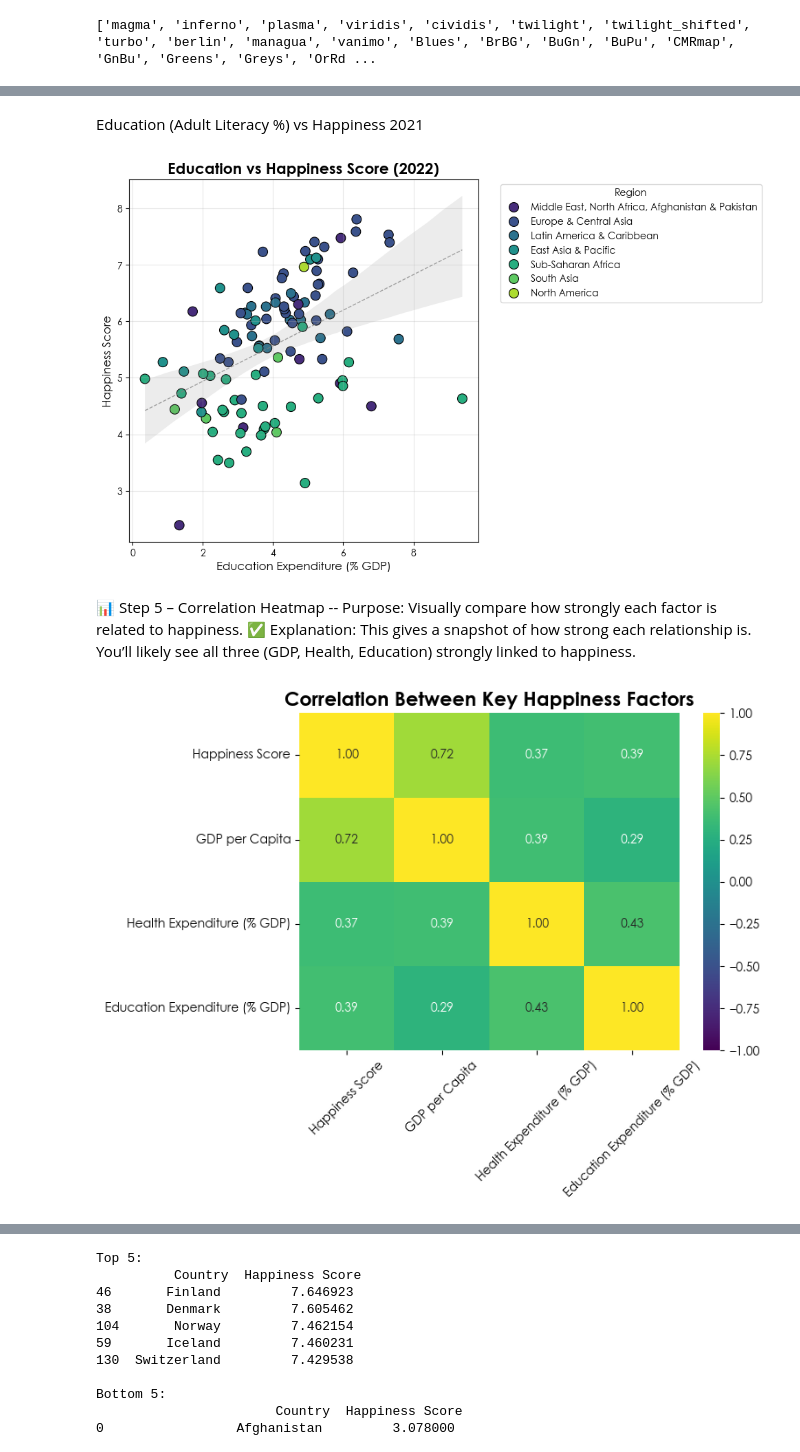
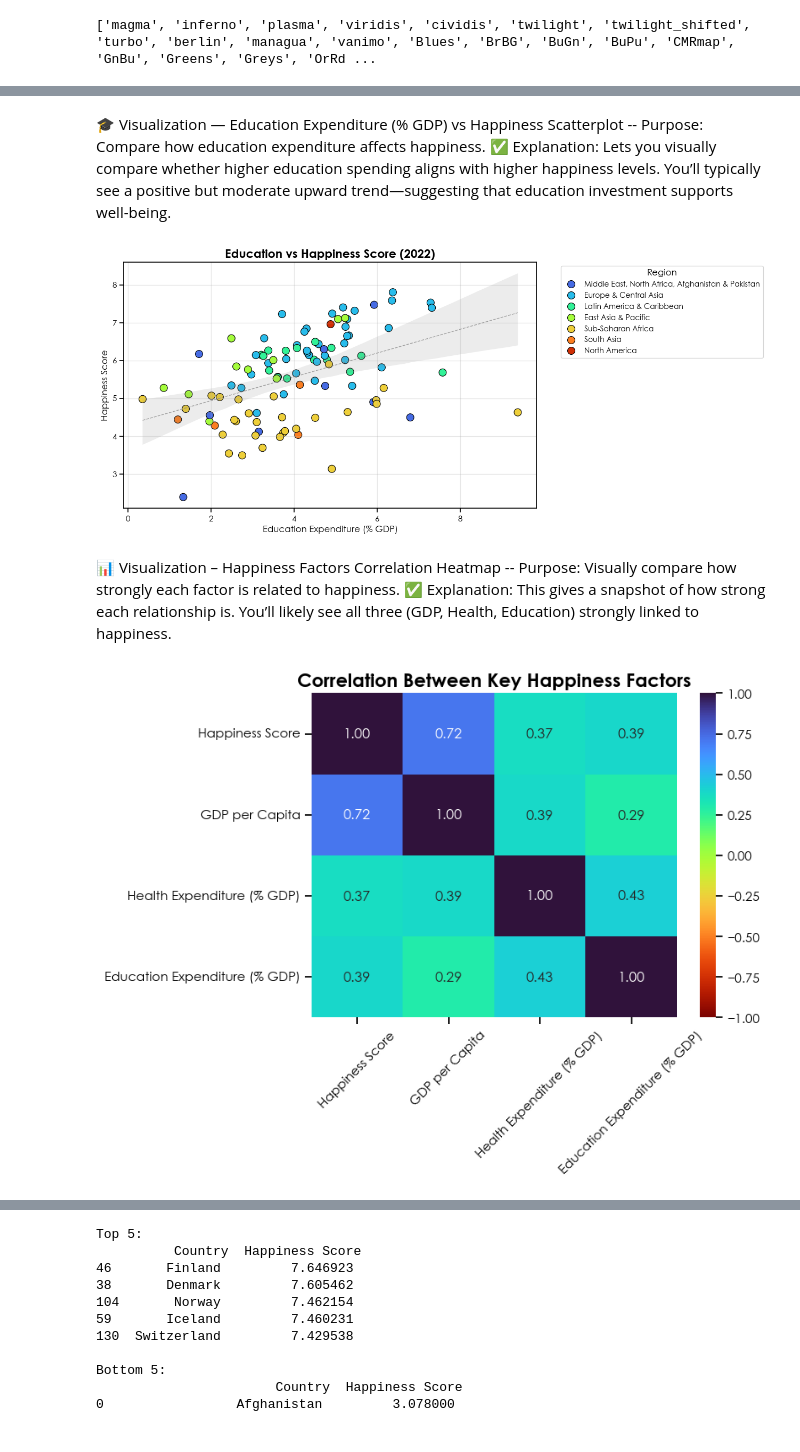
Before and after one commit to bgizzle78/C11_Capstone, a Jupyter notebook: notebooks/visuals_final.ipynb, the cells around one changed output, grey strips where cells are left out. Saved outputs shown, nothing was run; the diff lists cells and outputs as text; code cells hidden in the pictures.

```diff
--- a/notebooks/visuals_final.ipynb
+++ b/notebooks/visuals_final.ipynb
@@ -99,15 +104,17 @@ df_gdp_2024 = left_wide[left_wide['Year'] == 2024]
 # Scatterplot gdp vs happiness
 plt.figure(figsize=(10, 6))
 plt.rcParams['font.family'] = 'Century Gothic'
+sns.set_context('notebook')
 sns.scatterplot(
     data=df_gdp_2024,
     x='GDP per Capita',
     y='Happiness Score',
     hue='Region',
+    #size='Happiness Score',
     s=100,
-    palette='viridis',
+    palette='turbo',
     edgecolor='black'
-)
+    )
 
 # Add a trendline
 sns.regplot(
@@ -117,7 +124,7 @@ sns.regplot(
     scatter=False,
     color='gray',
     line_kws={'linewidth': 1, 'linestyle': '--', 'alpha': 0.7}
-)
+    )
 
 # Titles and labels
 plt.title('GDP per Capita vs Happiness Score (2024)', fontsize=16, weight='bold')
@@ -127,7 +134,7 @@ plt.grid(alpha=0.3)
 
 # Move legend outside the plot
 plt.legend(title='Region', bbox_to_anchor=(1.05, 1), loc='upper left', fontsize=10)
-plt.tight_layout()
+#plt.tight_layout()
 
 # Show plot
 plt.show()
@@ -200,11 +223,14 @@ df_health_2022 = left_wide[left_wide['Year'] == 2022]
 # Scatterplot health expenditure vs happiness
 plt.figure(figsize=(10,6))
 plt.rcParams['font.family'] = 'Century Gothic'
-sns.scatterplot(data=df_health_2022, x='Health Expenditure (% GDP)', y='Happiness Score',
-                 hue='Region',
-                 s=100,
-                 palette='viridis',
-                 edgecolor='black'
+sns.set_context('notebook')
+sns.scatterplot(
+    data=df_health_2022, x='Health Expenditure (% GDP)', y='Happiness Score',
+    hue='Region',
+    #size='GDP per Capita',
+    s=100,
+    palette='turbo',
+    edgecolor='black'
 )
 
 # Add a trendline
@@ -219,13 +245,14 @@ sns.regplot(
 
 # Move legend outside the plot
 plt.legend(title='Region', bbox_to_anchor=(1.05, 1), loc='upper left', fontsize=10)
-plt.tight_layout()
 
 # Titles and labels
 plt.title('Health vs Happiness Score (2022)', fontsize=16, weight='bold')
 plt.xlabel('Health Expenditure (% GDP)', fontsize=12)
 plt.ylabel('Happiness Score', fontsize=12)
 plt.grid(alpha=0.3)
+#plt.tight_layout()
 
+# Show plot
 plt.show()
 # %% [output]
@@ -233,58 +260,64 @@ plt.show()
 # %% [markdown]
-Education (Adult Literacy %) vs Happiness 2021
+🎓 Visualization — Education Expenditure (% GDP) vs Happiness Scatterplot -- Purpose: Compare how education expenditure affects happiness. ✅ Explanation: Lets you visually compare whether higher education spending aligns with higher happiness levels. You’ll typically see a positive but moderate upward trend—suggesting that education investment supports well-being.
 # %%
 # Filter for 2021 (best recent year for data)
 df_edu_2022 = left_wide[left_wide['Year'] == 2022]
 
 # Scatterplot education vs happiness
 plt.figure(figsize=(10,6))
 plt.rcParams['font.family'] = 'Century Gothic'
-sns.scatterplot(data=df_edu_2022, x='Education Expenditure (% GDP)', y='Happiness Score',
-                hue='Region',
-                 s=100,
-                 palette='viridis',
-                 edgecolor='black'
+sns.set_context('notebook')
+sns.scatterplot(
+    data=df_edu_2022,
+    x='Education Expenditure (% GDP)',
+    y='Happiness Score',
+    hue='Region',
+    s=100,
+    palette='turbo',
+    edgecolor='black'
 )
 
 # Add a trendline
 sns.regplot(
     data=df_edu_2022,
     x='Education Expenditure (% GDP)',
     y='Happiness Score',
     scatter=False,
     color='gray',
     line_kws={'linewidth': 1, 'linestyle': '--', 'alpha': 0.7}
 )
 
 # Move legend outside the plot
 plt.legend(title='Region', bbox_to_anchor=(1.05, 1), loc='upper left', fontsize=10)
-plt.tight_layout()
-
 
 # Titles and labels
 plt.title('Education vs Happiness Score (2022)', fontsize=16, weight='bold')
 plt.xlabel('Education Expenditure (% GDP)', fontsize=12)
 plt.ylabel('Happiness Score', fontsize=12)
 plt.grid(alpha=0.3)
+#plt.tight_layout()
 
+# Show plot
 plt.show()
 # %% [output]
-[figure, old version]
+[figure, new version]
 # %% [markdown]
-📊 Step 5 – Correlation Heatmap -- Purpose: Visually compare how strongly each factor is related to happiness. ✅ Explanation: This gives a snapshot of how strong each relationship is. You’ll likely see all three (GDP, Health, Education) strongly linked to happiness.
+📊 Visualization – Happiness Factors Correlation Heatmap -- Purpose: Visually compare how strongly each factor is related to happiness. ✅ Explanation: This gives a snapshot of how strong each relationship is. You’ll likely see all three (GDP, Health, Education) strongly linked to happiness.
 # %%
 corr = left_wide[['Happiness Score', 'GDP per Capita', 'Health Expenditure (% GDP)', 'Education Expenditure (% GDP)']].corr()
 
 # Correlation heatmap of key happiness factors
 plt.figure(figsize=(7,5))
 plt.rcParams['font.family'] = 'Century Gothic'
-sns.heatmap(corr, annot=True, cmap='viridis', fmt=".2f", vmin=-1, vmax=1)
+sns.set_context('notebook')
+sns.heatmap(corr, annot=True, cmap='turbo_r', fmt=".2f", vmin=-1, vmax=1)
 
 # Titles and labels
 plt.title('Correlation Between Key Happiness Factors', fontsize=16, weight='bold')
 plt.xticks(rotation=45)
 
+# Show correlation heatmap
 plt.show()
 # %% [output]
-[figure, old version]
+[figure, new version]
 # %% [markdown]
```
Also changed, not shown: parts of 27 cells of this notebook, 15 other files.
